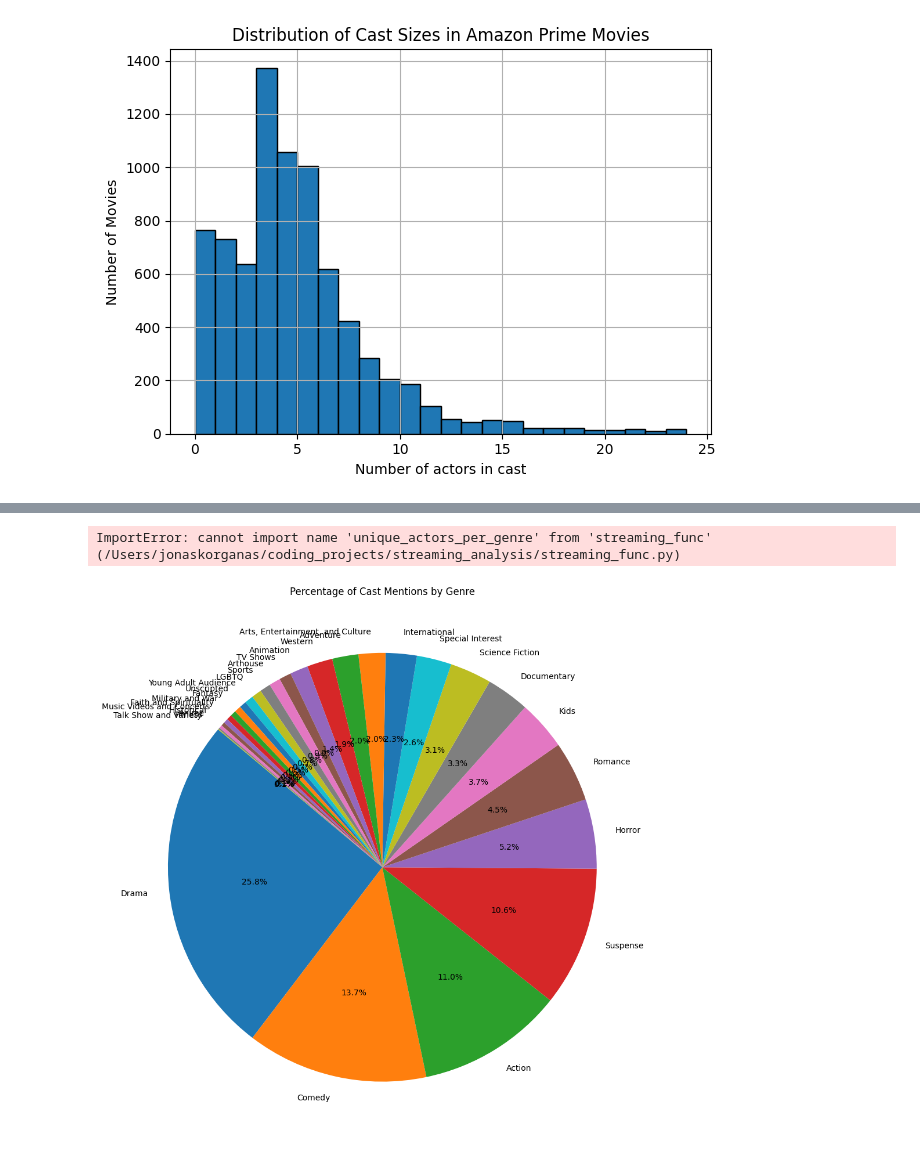
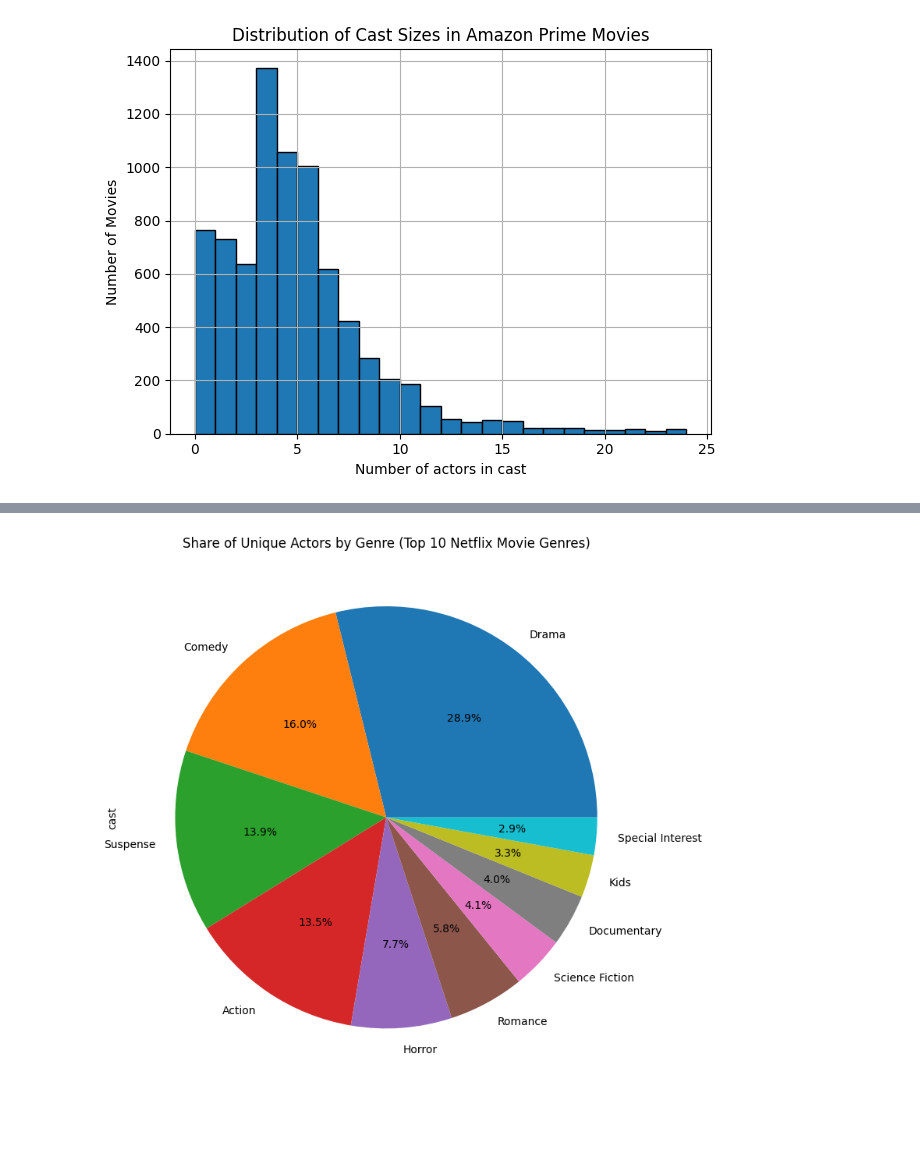
Before and after one commit to JediJoni/streaming_analysis, a Jupyter notebook: amazon_prime_analysis.ipynb, the cells around one changed output, grey strips where cells are left out. Drawn from its saved outputs; the diff is of its cells as text; code cells hidden in the pictures; blank space fills up the shorter version.

Commit message:
Updated the data exploration on a few aspects not previously addressed in the earlier analysis of the streaming services currently under focus

```diff
--- a/amazon_prime_analysis.ipynb
+++ b/amazon_prime_analysis.ipynb
@@ -14,8 +7,8 @@ print(np.__version__, pd.__version__)
 # %%
 # Loading Amazon Prime csv dataset & displaying first few entries for understanding structure & content
 
-amazon_ds_path = '/Users/jonaskorganas/coding_projects/streaming_analysis/amazon_prime_titles.csv'
-amazon_df = pd.read_csv(amazon_ds_path)
+DATA_DIR = Path(".")
+amazon_df = pd.read_csv(DATA_DIR / "amazon_prime_titles.csv")
 print(amazon_df.head(), '\n')
 print(amazon_df.info())
 # %% [output]
@@ -74,6 +82,7 @@ Media types in amazon prime dataset:
 # %%
-# Data cleaning function for Amazon Prime dataset for easier exploration & manipulation
+# Initual Data cleaning function for Amazon Prime dataset & other streaming datasets for easier exploration & manipulation
 
+'''
 def clean_amazon_df(df_raw):
     import pandas as pd
 
@@ -142,10 +151,13 @@ def clean_amazon_df(df_raw):
 
     return df
 
-
 test_df = clean_amazon_df(amazon_df)
 print(test_df.head(), '\n')
-print(test_df.info())
+'''
+
+# Using refined imported general use cleaning function from streaming_func.py to clean the Amazon Prime dataset
+test_amazon_df = clean_streaming_df(amazon_df)
+print(test_amazon_df.head(), '\n')
 # %% [output]
   show_id   type                 title        director  \
 0      s1  Movie   The Grand Seduction    Don McKellar
@@ -194,9 +211,9 @@ print(len(amazon_prime_genres))
 # %%
 # Movies-only DataFrame
-test_movies_df = test_df[test_df["type"] == "Movie"].copy()
+test_movies_df = test_amazon_df[test_amazon_df["type"] == "Movie"].copy()
 
 # TV-Shows-only DataFrame
-test_tv_shows_df = test_df[test_df["type"] == "TV Show"].copy()
+test_tv_shows_df = test_amazon_df[test_amazon_df["type"] == "TV Show"].copy()
 
 print("Movies:", len(test_movies_df))
 print("TV Shows:", len(test_tv_shows_df))
@@ -393,24 +410,17 @@ Arthouse                               9
 Name: cast_count, dtype: int64
-# %%
-# Movies unique genres count only
-from streaming_func import unique_actors_per_genre
-
-movie_unique_actors_per_genre = unique_actors_per_genre(test_movies_df)
-# %% [output]
-ImportError: cannot import name 'unique_actors_per_genre' from 'streaming_func' (/Users/jonaskorganas/coding_projects/streaming_analysis/streaming_func.py)
 # %%
-# Still to be cleaned up & formatted correctly in desired style & presented information
-genre_cast_counts = genre_cast_counts.sort_values(ascending=False)
+# Pie chart of unique actors per movie genre (top 10 genres only)
 
-plt.figure(figsize=(10,10))
-plt.pie(
-    genre_cast_counts,
-    labels=genre_cast_counts.index,
-    autopct="%1.1f%%",
-    startangle=140
-)
-plt.title("Percentage of Cast Mentions by Genre")
+from streaming_func import unique_actors_per_genre
+movie_unique_actors_per_genre = unique_actors_per_genre(test_movies_df)
+
+top_n = 10
+top_genres = movie_unique_actors_per_genre.head(top_n)
+
+plt.figure(figsize=(8, 8))
+top_genres.plot(kind="pie", autopct="%1.1f%%")
+plt.title("Share of Unique Actors by Genre (Top 10 Netflix Movie Genres)")
 plt.tight_layout()
 plt.show()
 # %% [output]
-[figure, old version]
+[figure, new version]
```
Also changed, not shown: parts of 27 cells of this notebook, 2 other files.
